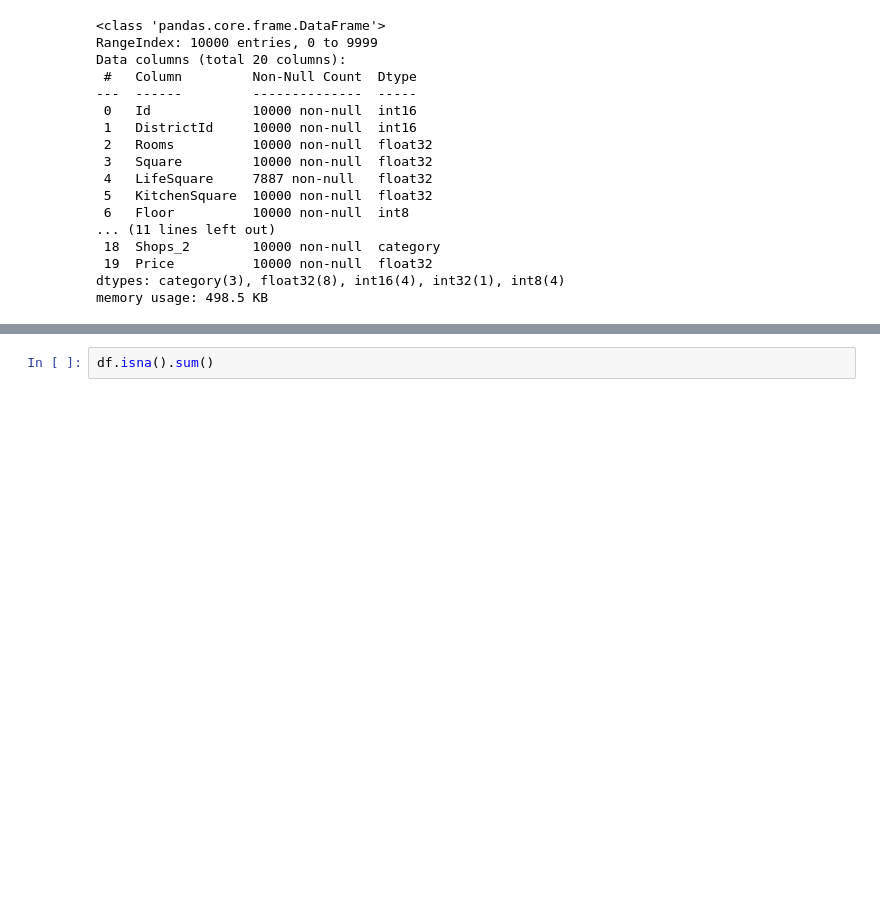
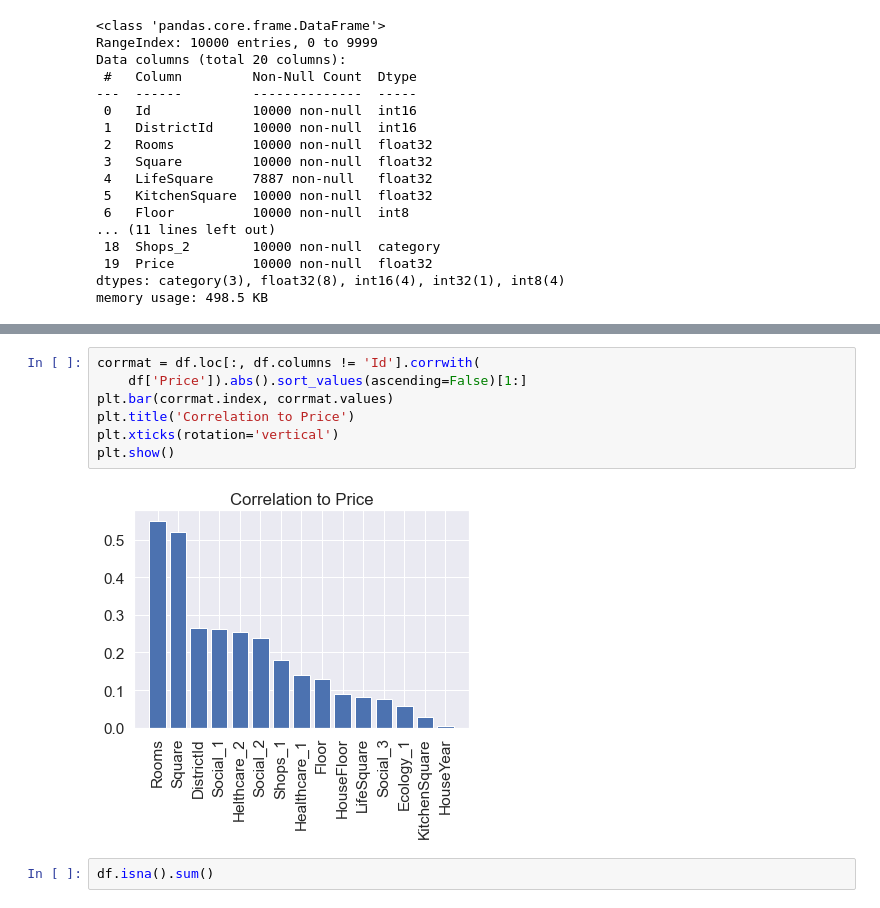
Before and after one commit to NickHlzv/Numpy-Pandas-Scikit, a Jupyter notebook: Course/Course.ipynb, the cells around one changed output, grey strips where cells are left out. Drawn from its saved outputs; the diff is of its cells as text; blank space fills up the shorter version.

```diff
--- a/Course/Course.ipynb
+++ b/Course/Course.ipynb
@@ -344,5 +350,14 @@ plt.show()
 # %% [output]
 [figure]
+# %%
+corrmat = df.loc[:, df.columns != 'Id'].corrwith(
+    df['Price']).abs().sort_values(ascending=False)[1:]
+plt.bar(corrmat.index, corrmat.values)
+plt.title('Correlation to Price')
+plt.xticks(rotation='vertical')
+plt.show()
+# %% [output]
+[figure, added]
 # %%
 df.isna().sum()
 # %% [output]
```
Also changed, not shown: parts of 41 cells of this notebook, 1 other file.
